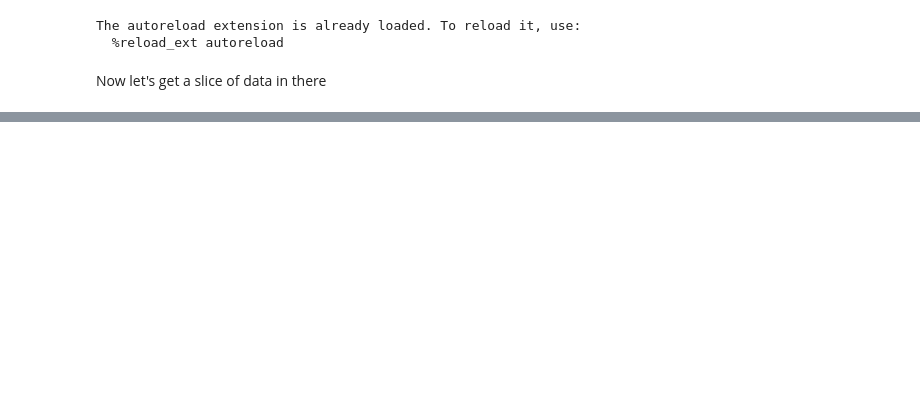
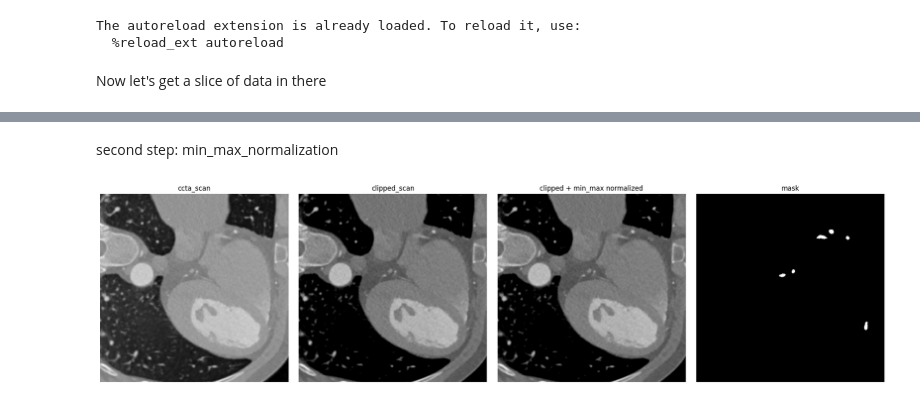
Before and after one commit to philippweinmann/mip_local_unet, a Jupyter notebook: visualize_preprocessing.ipynb, the cells around one changed output, grey strips where cells are left out. Drawn from its saved outputs; the diff is of its cells as text; code cells hidden in the pictures; blank space fills up the shorter version.

```diff
--- a/visualize_preprocessing.ipynb
+++ b/visualize_preprocessing.ipynb
@@ -27,0 +52,22 @@ create_2Dimagegrid(images, titles)
+# %% [markdown]
+second step: min_max_normalization
+# %%
+image, mask = patient_x.get_image_mask_tuple()
+
+# clip the image
+min_value = -600
+max_value = 1000
+clipped_image = clip_scans(image.copy(), min_value, max_value)
+normalized_clipped = min_max_normalization(clipped_image.copy(), min_value, max_value)
+
+ccta_scan_slice = image[:, :, z_slice]
+clipped_image_slice = clipped_image[:, :, z_slice]
+normalized_clipped_slice = normalized_clipped[:, :, z_slice]
+mask_slice = mask[:, :, z_slice]
+
+images = [ccta_scan_slice, clipped_image_slice, normalized_clipped_slice, mask_slice]
+titles = ["ccta_scan", "clipped_scan", "clipped + min_max normalized", "mask"]
+
+create_2Dimagegrid(images, titles, max_cols = 4)
+# %% [output]
+[figure, added]
```
Also changed, not shown: parts of 6 cells of this notebook, 3 other files.
